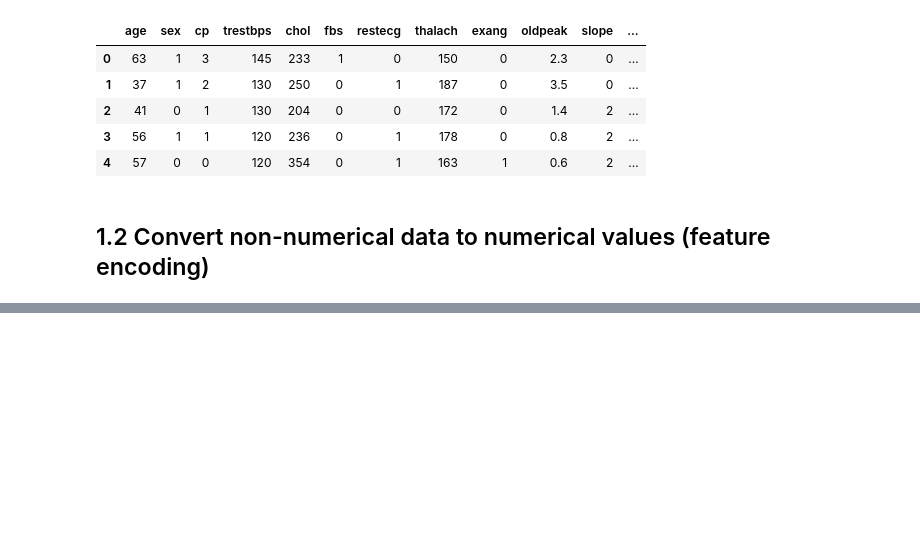
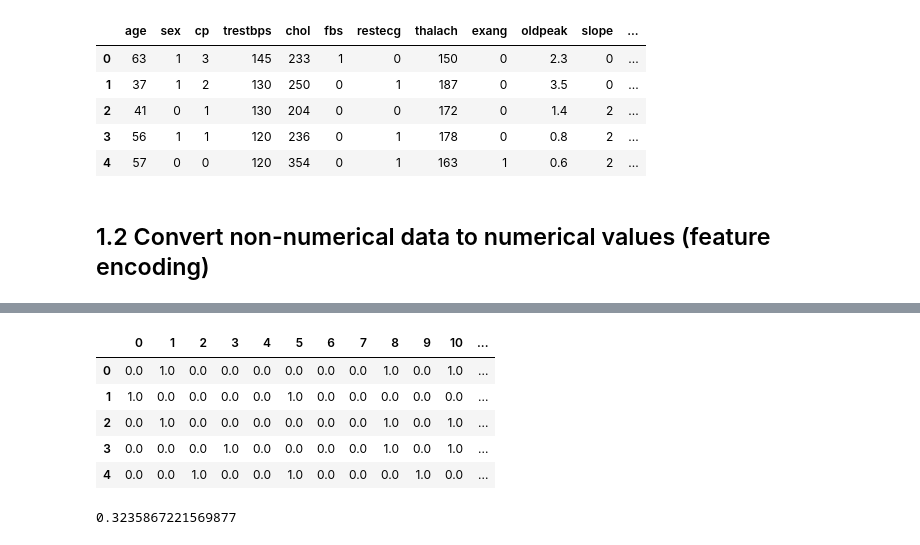
Before and after one commit to Aaron32365/Python-ML-Notes, a Jupyter notebook: intro-to-scikit-learn.ipynb, the cells around one changed output, grey strips where cells are left out. Drawn from its saved outputs; the diff is of its cells as text; code cells hidden in the pictures; blank space fills up the shorter version.

```diff
--- a/intro-to-scikit-learn.ipynb
+++ b/intro-to-scikit-learn.ipynb
@@ -197,0 +196,3 @@ car_sakes = pd.read_csv
+# %%
+car_sales = pd.read_csv("car-sales-extended.csv")
+car_sales.head()
@@ -197,0 +216,4 @@ car_sakes = pd.read_csv
+# %%
+#split data into x and y
+x = car_sales.drop("Price",axis=1)
+y = car_sales["Price"]
@@ -197,0 +250,45 @@ car_sakes = pd.read_csv
+# %%
+#OneHotEncoder is used to turn non-numerical categories into numerical values
+from sklearn.preprocessing import OneHotEncoder
+from sklearn.compose import ColumnTransformer
+
+#create a list of features that need to be encoded
+categorical_features = ["Make", "Colour", "Doors"]
+
+#select encoder
+one_hot = OneHotEncoder()
+
+#create a transformer and input information for transforming
+transformer = ColumnTransformer([("one_hot", #name of encoder for referrence
+                                 one_hot, #actual encoder
+                                 categorical_features)], #list of features to encode
+                               remainder="passthrough") #allows for all other features to continue uneffected
+
+
+#create a new variable to hold the transformed version of the x dataframe
+transformed_x = transformer.fit_transform(x)
+transformed_x
+
+pd.DataFrame(transformed_x).head()
+# %% [output]
+|  | 0 | 1 | 2 | 3 | 4 | 5 | 6 | 7 | 8 | 9 | 10 | ... |
+| 0 | 0.0 | 1.0 | 0.0 | 0.0 | 0.0 | 0.0 | 0.0 | 0.0 | 1.0 | 0.0 | 1.0 | ... |
+| 1 | 1.0 | 0.0 | 0.0 | 0.0 | 0.0 | 1.0 | 0.0 | 0.0 | 0.0 | 0.0 | 0.0 | ... |
+| 2 | 0.0 | 1.0 | 0.0 | 0.0 | 0.0 | 0.0 | 0.0 | 0.0 | 1.0 | 0.0 | 1.0 | ... |
+| 3 | 0.0 | 0.0 | 0.0 | 1.0 | 0.0 | 0.0 | 0.0 | 0.0 | 1.0 | 0.0 | 1.0 | ... |
+| 4 | 0.0 | 0.0 | 1.0 | 0.0 | 0.0 | 1.0 | 0.0 | 0.0 | 0.0 | 1.0 | 0.0 | ... |
+# %%
+#refit the model after encoding/transforming data to numerical only data
+
+np.random.seed(42)
+# split data
+                                                    #transformed x instead of normal x
+x_train, x_test, y_train, y_test = train_test_split(transformed_x,y, test_size=.2)
+
+#fit the data to model
+model.fit(x_train, y_train)
+
+#score the model
+model.score(x_test, y_test)
+# %% [output]
+0.3235867221569877
```
Also changed, not shown: parts of 32 cells of this notebook.
